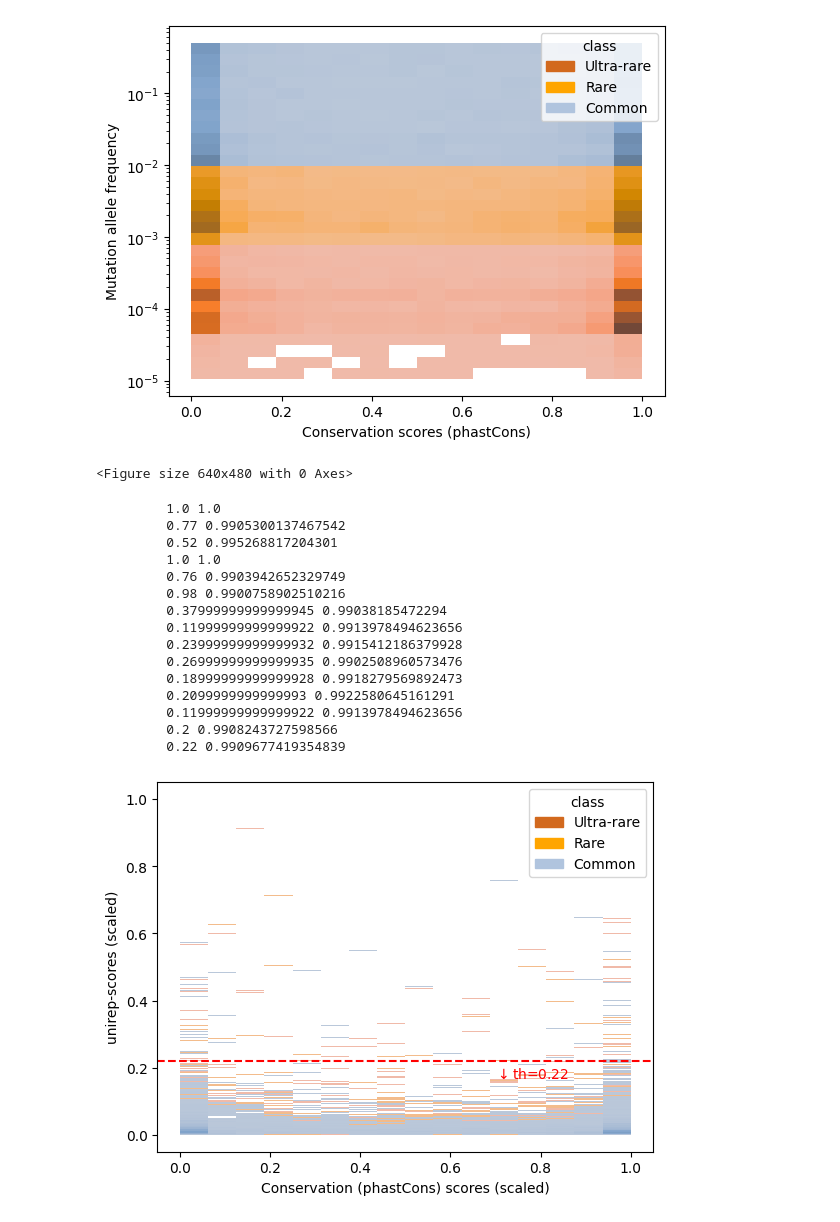
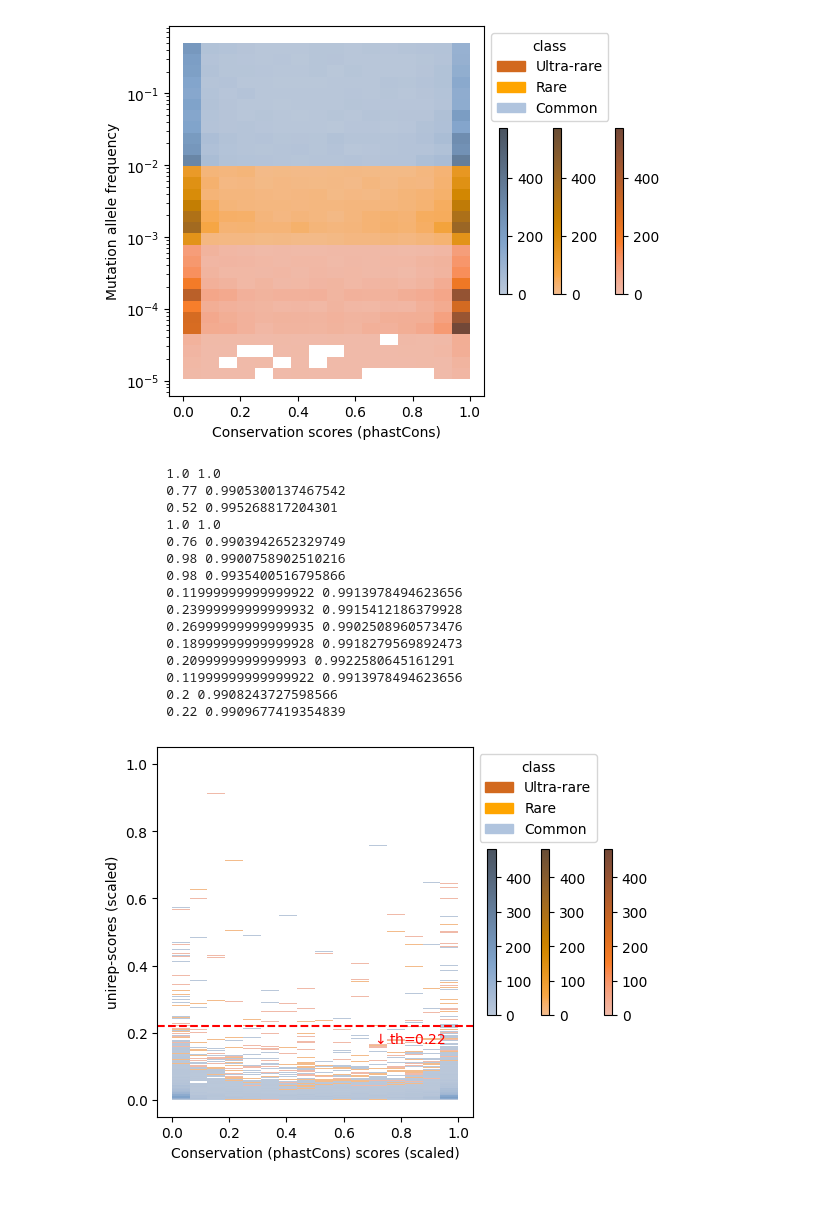
Before and after one commit to akabiraka/variant_effect_analysis, a Jupyter notebook: models/aa_common/plot_conservation_vs_scores_histogram.ipynb, the cells around one changed output. Drawn from its saved outputs; the diff is of its cells as text; code cells hidden in the pictures.

Commit message:
plots updated

```diff
--- a/models/aa_common/plot_conservation_vs_scores_histogram.ipynb
+++ b/models/aa_common/plot_conservation_vs_scores_histogram.ipynb
@@ -43,19 +43,20 @@ Rare          5521
 Name: class, dtype: int64
 # %%
 # Conservation vs. mutation allele frequency
-plt.cla()
-sns.histplot(data=df, x="phastCons17way_primate", y="mt_freq", hue="class", log_scale=(False, True), palette=popu_freq_colors_dict, hue_order=popu_freq_class_order_wo_singleton)
+plt.clf()
+ax = sns.histplot(data=df, x="phastCons17way_primate", y="mt_freq", hue="class", log_scale=(False, True), cbar=True, cbar_kws=dict(fraction=.1, shrink=.45, pad=.04), palette=popu_freq_colors_dict, hue_order=popu_freq_class_order_wo_singleton)
+sns.move_legend(ax, "upper left", bbox_to_anchor=(1, 1))
 plt.xlabel("Conservation scores (phastCons)")
 plt.ylabel("Mutation allele frequency")
-plt.show()
+# plt.show()
 plt.savefig(home_dir+f"models/aa_common/plots_conservation_vs_scores_histogram/conservation_vs_mt_allele_freq.png", dpi=300, format="png", bbox_inches='tight', pad_inches=0.0)
 # %% [output]
-[figure, old version]
+[figure, new version]
-<Figure size 640x480 with 0 Axes>
 # %%
 # Conservation vs. models predictions
 def do_hist_plot(df, method_name):
-    sns.histplot(data=df, x="phastCons17way_primate", y="pred", hue="class", palette=popu_freq_colors_dict, hue_order=popu_freq_class_order_wo_singleton)
+    ax = sns.histplot(data=df, x="phastCons17way_primate", y="pred", hue="class", cbar=True, cbar_kws=dict(fraction=.1, shrink=.45, pad=.04), palette=popu_freq_colors_dict, hue_order=popu_freq_class_order_wo_singleton)
+    sns.move_legend(ax, "upper left", bbox_to_anchor=(1, 1))
     plt.xlabel("Conservation (phastCons) scores (scaled)")
     plt.ylabel(f"{method_name}-scores (scaled)")
 
@@ -99,7 +100,7 @@ df[model_pred_col]=(df[model_pred_col]-df[model_pred_col].min())/(df[model_pred_
 
 
 for i, method_name in enumerate(method_names):
-    plt.cla()
+    plt.clf()
     # method_name = "esm1b_t33_650M_UR50S"
     if method_name=="phastCons17way_primate": continue
     if method_name=="random_classifier": df[method_name] = [random.uniform(0, 1) for i in range(df.shape[0])]
@@ -109,10 +110,10 @@ for i, method_name in enumerate(method_names):
 
     find_and_plot_th(non_nan_df, method_name)
     do_hist_plot(non_nan_df, method_name)
-    # break
 
     # plt.show()
     plt.savefig(home_dir+f"models/aa_common/plots_conservation_vs_scores_histogram/{method_name}.png", dpi=300, format="png", bbox_inches='tight', pad_inches=0.0)
+    # if i==1: break
 # %% [output]
          1.0 1.0
          0.77 0.9905300137467542
@@ -120,7 +121,7 @@ for i, method_name in enumerate(method_names):
          1.0 1.0
          0.76 0.9903942652329749
          0.98 0.9900758902510216
-         0.37999999999999945 0.99038185472294
+         0.98 0.9935400516795866
          0.11999999999999922 0.9913978494623656
          0.23999999999999932 0.9915412186379928
          0.26999999999999935 0.9902508960573476
@@ -129,4 +130,4 @@ for i, method_name in enumerate(method_names):
          0.11999999999999922 0.9913978494623656
          0.2 0.9908243727598566
          0.22 0.9909677419354839
-[figure, old version]
+[figure, new version]
```
Also changed, not shown: parts of 1 cell of this notebook, 4 other files.
